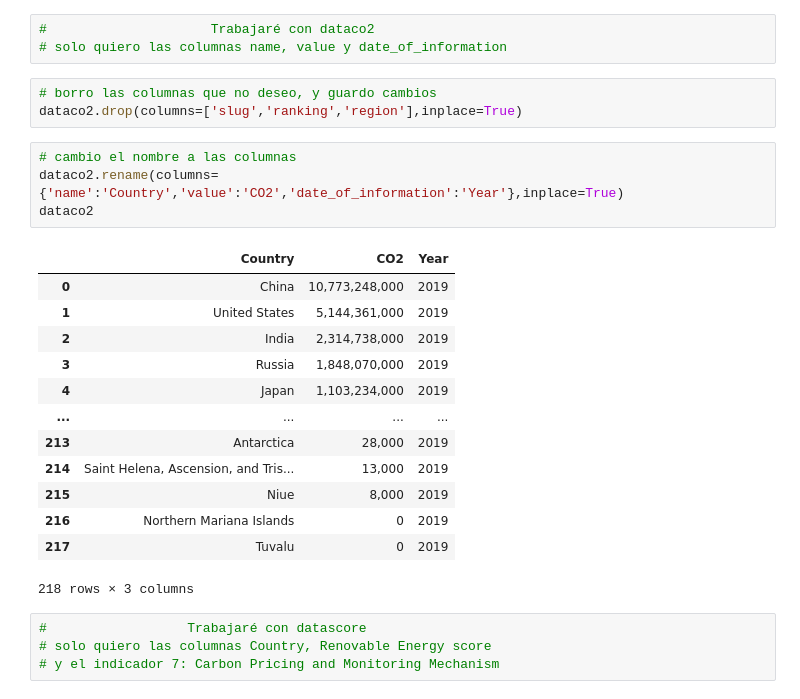
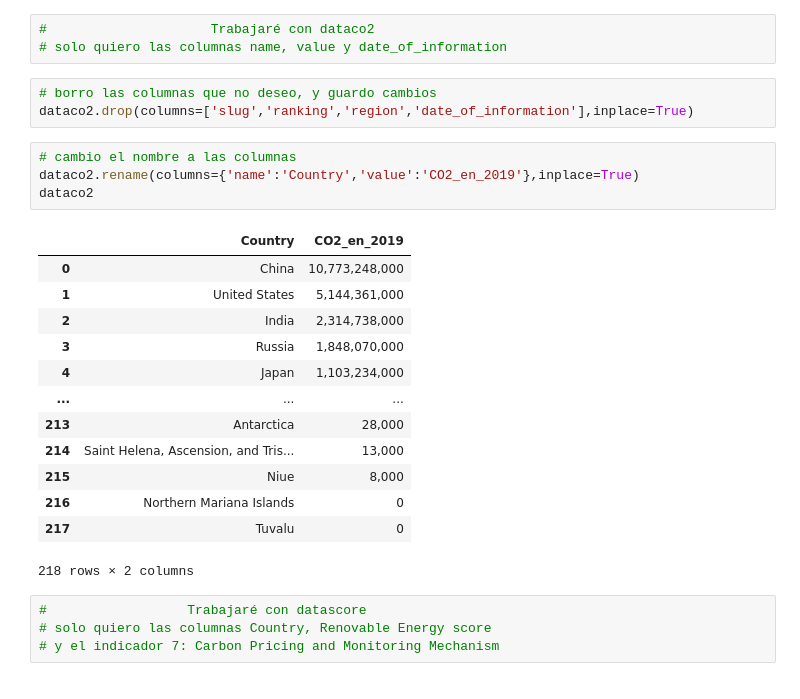
Before and after one commit to NicoTCV/Parcial_ICDS, a Jupyter notebook: Parcial_CDE_of.ipynb, the cells around one changed output. Cells and saved outputs as stored; diff of their text form.

```diff
--- a/Parcial_CDE_of.ipynb
+++ b/Parcial_CDE_of.ipynb
@@ -66,25 +66,25 @@ dataco2.shape,datascore.shape, datawp.shape  # no tiene el mismo # de filas
 # solo quiero las columnas name, value y date_of_information
 # %%
 # borro las columnas que no deseo, y guardo cambios
-dataco2.drop(columns=['slug','ranking','region'],inplace=True)
+dataco2.drop(columns=['slug','ranking','region','date_of_information'],inplace=True)
 # %%
 # cambio el nombre a las columnas
-dataco2.rename(columns={'name':'Country','value':'CO2','date_of_information':'Year'},inplace=True)
+dataco2.rename(columns={'name':'Country','value':'CO2_en_2019'},inplace=True)
 dataco2
 # %% [output]
-|  | Country | CO2 | Year |
-| 0 | China | 10,773,248,000 | 2019 |
-| 1 | United States | 5,144,361,000 | 2019 |
-| 2 | India | 2,314,738,000 | 2019 |
-| 3 | Russia | 1,848,070,000 | 2019 |
-| 4 | Japan | 1,103,234,000 | 2019 |
-| ... | ... | ... | ... |
-| 213 | Antarctica | 28,000 | 2019 |
-| 214 | Saint Helena, Ascension, and Tris... | 13,000 | 2019 |
-| 215 | Niue | 8,000 | 2019 |
-| 216 | Northern Mariana Islands | 0 | 2019 |
-| 217 | Tuvalu | 0 | 2019 |
+|  | Country | CO2_en_2019 |
+| 0 | China | 10,773,248,000 |
+| 1 | United States | 5,144,361,000 |
+| 2 | India | 2,314,738,000 |
+| 3 | Russia | 1,848,070,000 |
+| 4 | Japan | 1,103,234,000 |
+| ... | ... | ... |
+| 213 | Antarctica | 28,000 |
+| 214 | Saint Helena, Ascension, and Tris... | 13,000 |
+| 215 | Niue | 8,000 |
+| 216 | Northern Mariana Islands | 0 |
+| 217 | Tuvalu | 0 |
-218 rows × 3 columns
+218 rows × 2 columns
 # %%
 #                  Trabajaré con datascore
 # solo quiero las columnas Country, Renovable Energy score
```
Also changed, not shown: parts of 19 cells of this notebook.
